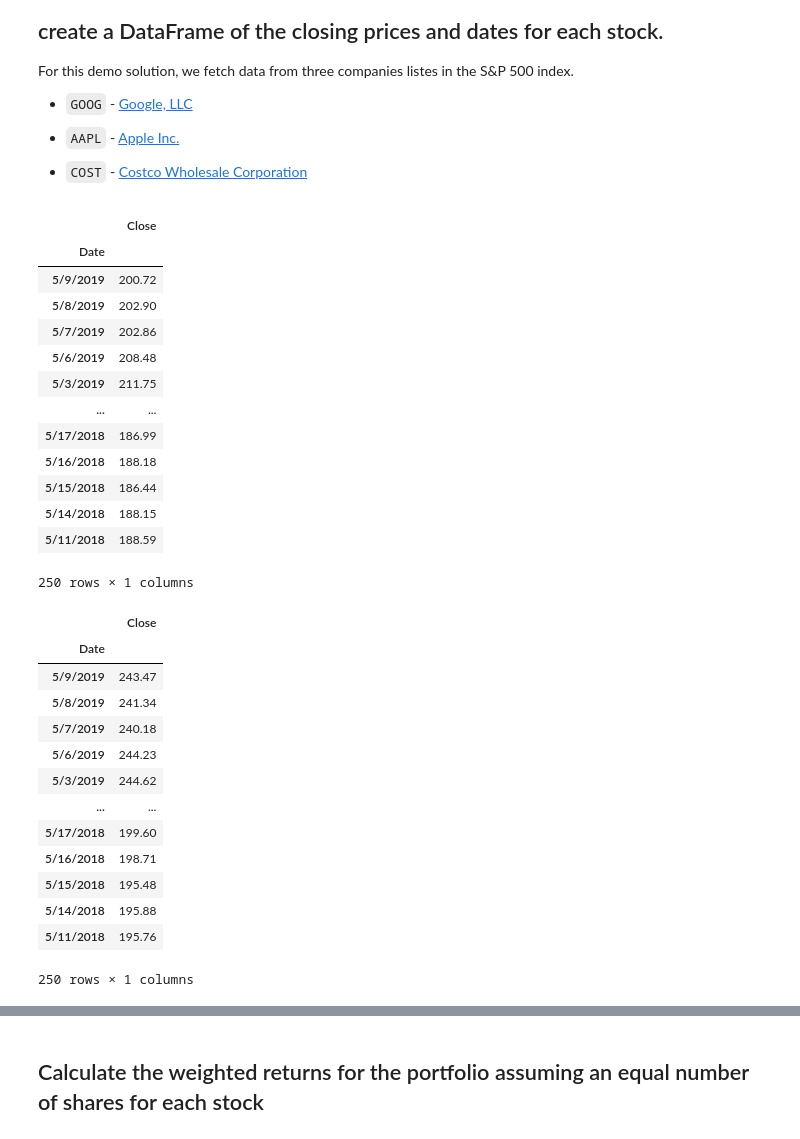
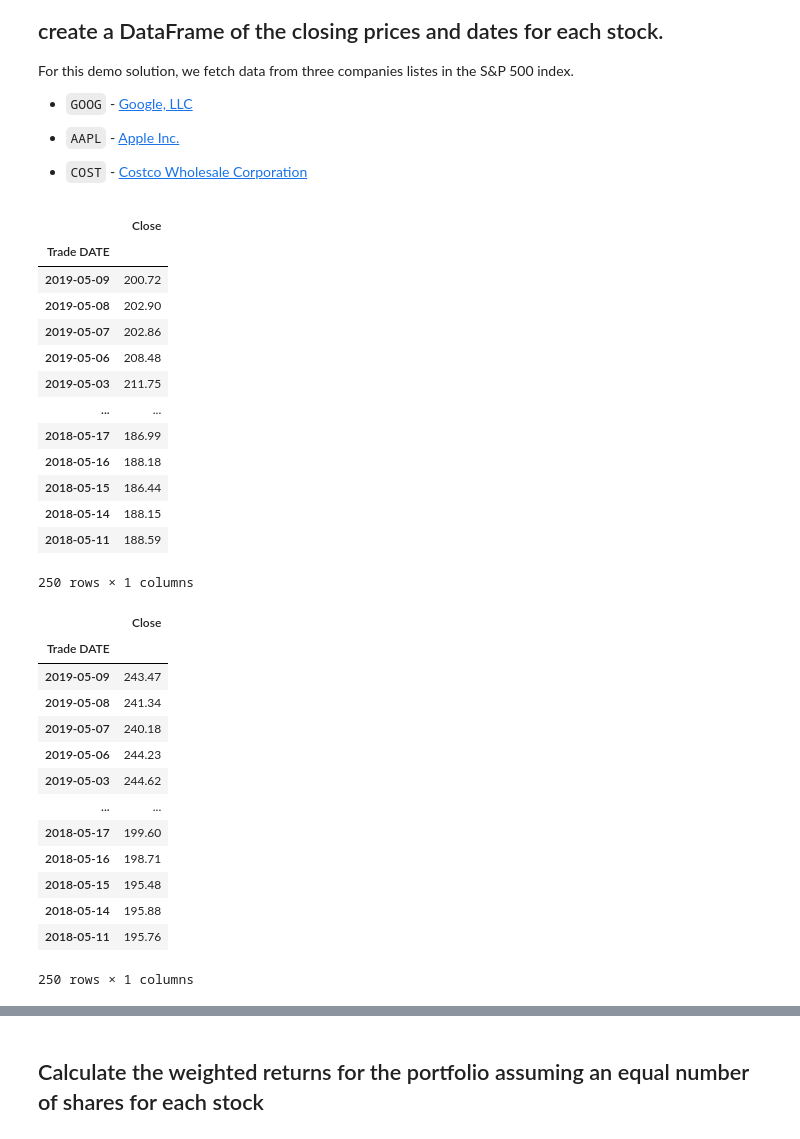
Before and after one commit to xfdobs/python-homework, a Jupyter notebook: 2_A Whale Off the Port(folio)/whale_analysis.ipynb, the cells around one changed output, grey strips where cells are left out. Saved outputs shown, nothing was run; the diff lists cells and outputs as text; code cells hidden in the pictures.

```diff
--- a/2_A Whale Off the Port(folio)/whale_analysis.ipynb
+++ b/2_A Whale Off the Port(folio)/whale_analysis.ipynb
@@ -425,47 +425,45 @@ For this demo solution, we fetch data from three companies listes in the S&P 500
 * `COST` - [Costco Wholesale Corporation](https://en.wikipedia.org/wiki/Costco)
 # %%
 # Reading data from 1st stock
-df_aapl = pd.read_csv(Path('./Resources/aapl_historical.csv'),parse_dates = True,infer_datetime_format=True)
-df_aapl.columns = ['symbol','Date','Close']
-df_aapl.set_index('Date',inplace=True)
+df_aapl = pd.read_csv(Path('./Resources/aapl_historical.csv'),index_col='Trade DATE',parse_dates = True,infer_datetime_format=True)
+df_aapl.columns = ['symbol','Close']
 df_aapl.drop(columns=['symbol'], inplace=True)
 df_aapl
 # %% [output]
 |  | Close |
-| Date |  |
-| 5/9/2019 | 200.72 |
-| 5/8/2019 | 202.90 |
-| 5/7/2019 | 202.86 |
-| 5/6/2019 | 208.48 |
-| 5/3/2019 | 211.75 |
+| Trade DATE |  |
+| 2019-05-09 | 200.72 |
+| 2019-05-08 | 202.90 |
+| 2019-05-07 | 202.86 |
+| 2019-05-06 | 208.48 |
+| 2019-05-03 | 211.75 |
 | ... | ... |
-| 5/17/2018 | 186.99 |
-| 5/16/2018 | 188.18 |
-| 5/15/2018 | 186.44 |
-| 5/14/2018 | 188.15 |
-| 5/11/2018 | 188.59 |
+| 2018-05-17 | 186.99 |
+| 2018-05-16 | 188.18 |
+| 2018-05-15 | 186.44 |
+| 2018-05-14 | 188.15 |
+| 2018-05-11 | 188.59 |
 250 rows × 1 columns
 # %%
 # Reading data from 2nd stock
-df_cost = pd.read_csv(Path('./Resources/cost_historical.csv'),parse_dates = True,infer_datetime_format=True)
-df_cost.columns = ['symbol','Date','Close']
-df_cost.set_index('Date',inplace=True)
+df_cost = pd.read_csv(Path('./Resources/cost_historical.csv'),index_col='Trade DATE',parse_dates = True,infer_datetime_format=True)
+df_cost.columns = ['symbol','Close']
 df_cost.drop(columns=['symbol'], inplace=True)
 df_cost
 # %% [output]
 |  | Close |
-| Date |  |
-| 5/9/2019 | 243.47 |
-| 5/8/2019 | 241.34 |
-| 5/7/2019 | 240.18 |
-| 5/6/2019 | 244.23 |
-| 5/3/2019 | 244.62 |
+| Trade DATE |  |
+| 2019-05-09 | 243.47 |
+| 2019-05-08 | 241.34 |
+| 2019-05-07 | 240.18 |
+| 2019-05-06 | 244.23 |
+| 2019-05-03 | 244.62 |
 | ... | ... |
-| 5/17/2018 | 199.60 |
-| 5/16/2018 | 198.71 |
-| 5/15/2018 | 195.48 |
-| 5/14/2018 | 195.88 |
-| 5/11/2018 | 195.76 |
+| 2018-05-17 | 199.60 |
+| 2018-05-16 | 198.71 |
+| 2018-05-15 | 195.48 |
+| 2018-05-14 | 195.88 |
+| 2018-05-11 | 195.76 |
 250 rows × 1 columns
 # %%
 # Reading data from 3rd stock
```
Also changed, not shown: parts of 16 cells of this notebook, 12 other files.
